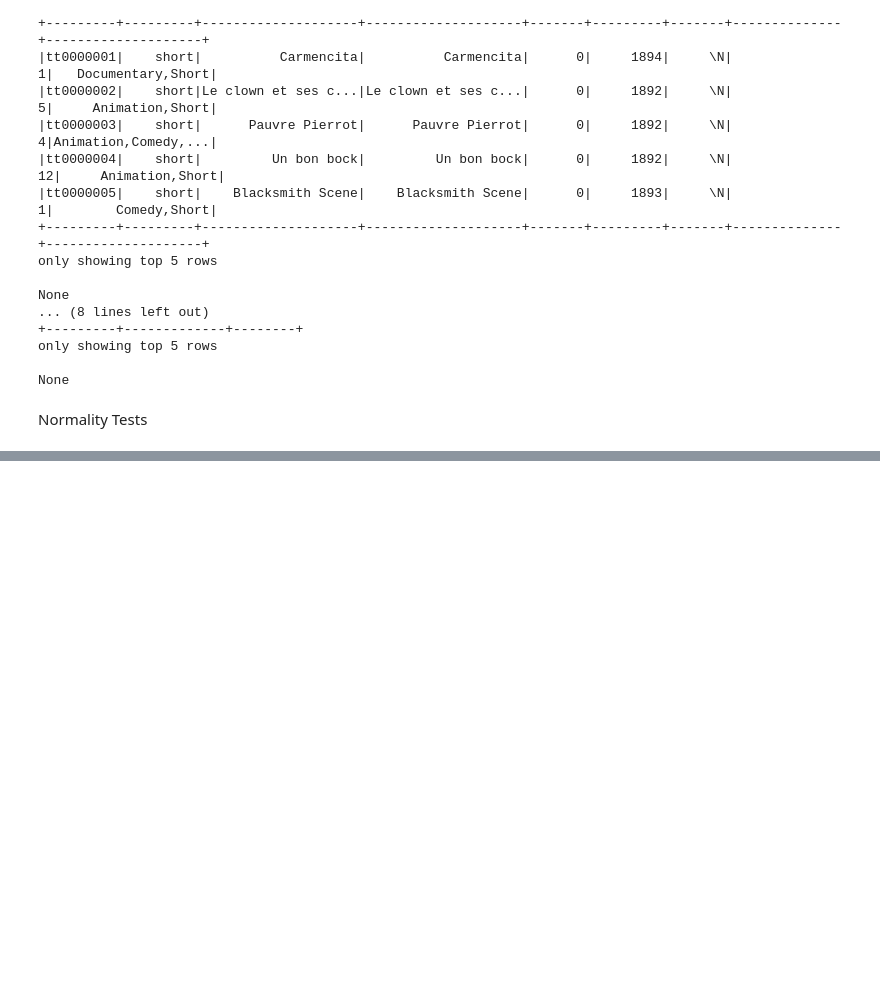
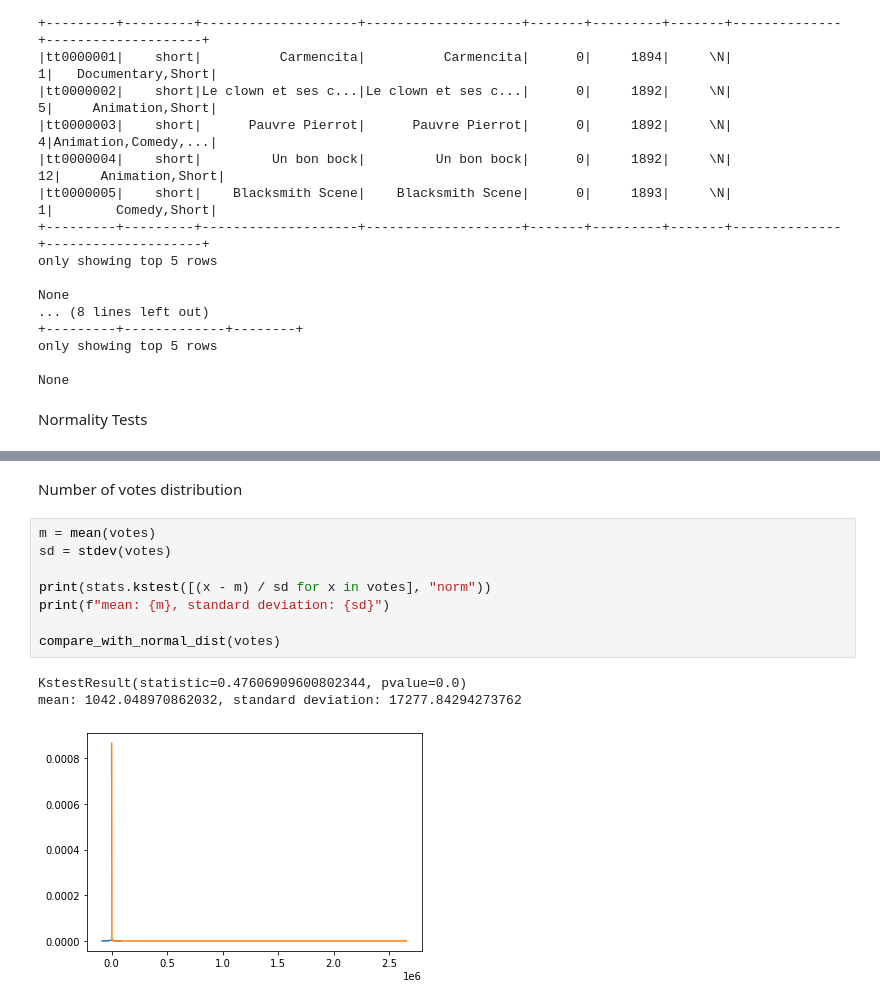
Before and after one commit to PiotrMaciejKowalski/BigData2022-films, a Jupyter notebook: colabs/StatisticalTests.ipynb, the cells around one changed output, grey strips where cells are left out. Saved outputs shown, nothing was run; the diff lists cells and outputs as text; blank space fills up the shorter version.

```diff
--- a/colabs/StatisticalTests.ipynb
+++ b/colabs/StatisticalTests.ipynb
@@ -100,0 +150,14 @@ from scipy import stats
+# %% [markdown]
+Number of votes distribution
+# %%
+m = mean(votes)
+sd = stdev(votes)
+
+print(stats.kstest([(x - m) / sd for x in votes], "norm"))
+print(f"mean: {m}, standard deviation: {sd}")
+
+compare_with_normal_dist(votes)
+# %% [output]
+KstestResult(statistic=0.47606909600802344, pvalue=0.0)
+mean: 1042.048970862032, standard deviation: 17277.84294273762
+[figure, added]
```
Also changed, not shown: parts of 11 cells of this notebook.
